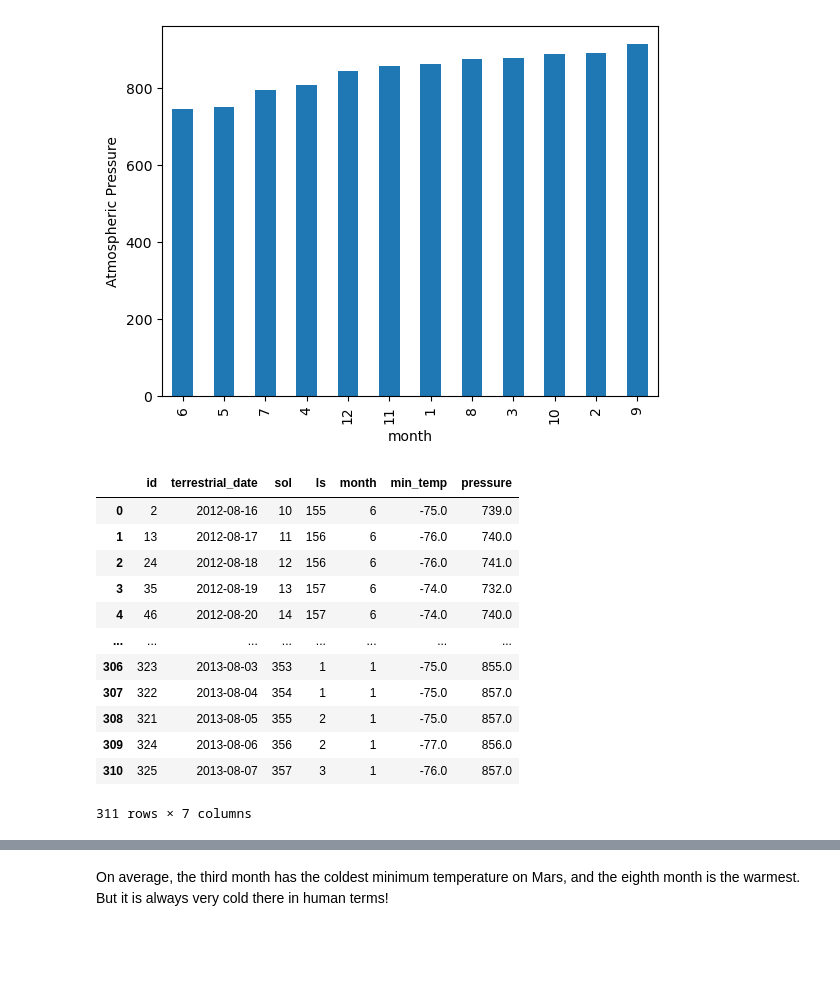
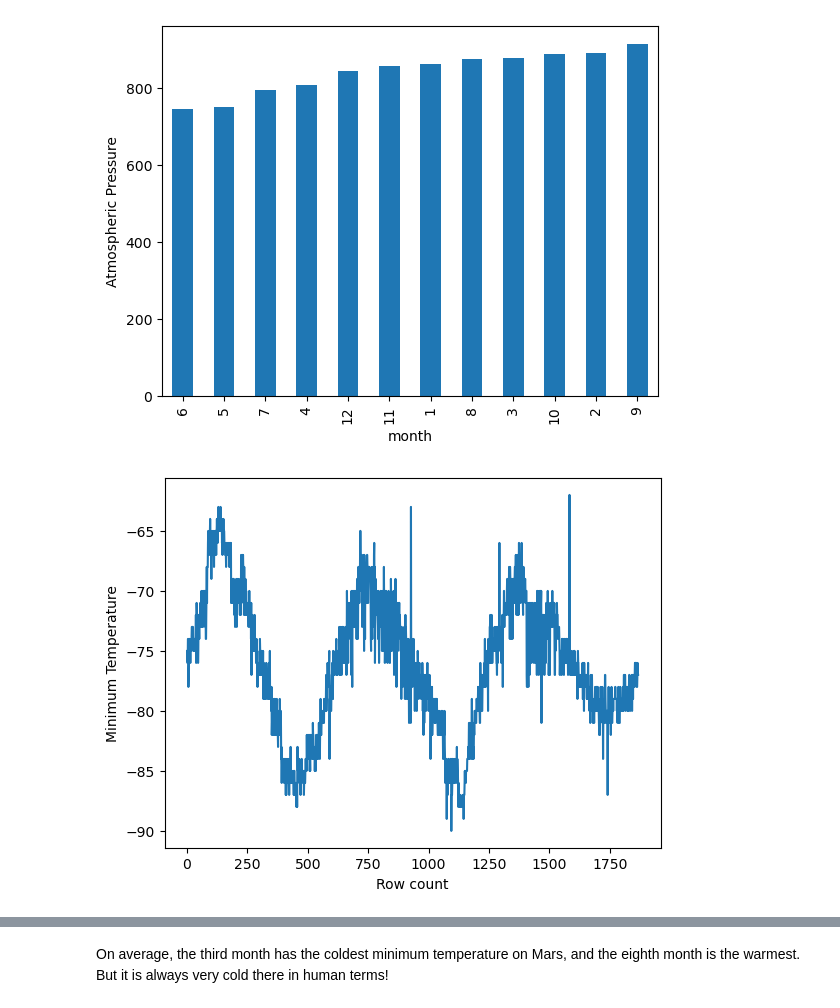
Before and after one commit to StephWolter/datascrape-challenge, a Jupyter notebook: part_2_mars_weather.ipynb, the cells around one changed output, grey strips where cells are left out. Drawn from its saved outputs; the diff is of its cells as text; code cells hidden in the pictures; blank space fills up the shorter version.

```diff
--- a/part_2_mars_weather.ipynb
+++ b/part_2_mars_weather.ipynb
@@ -263,21 +245,12 @@ Text(0, 0.5, 'Atmospheric Pressure')
 [figure]
 # %%
 # 5. How many terrestrial (earth) days are there in a Martian year?
-martian_year = mars_df[mars_df['sol'] <= 365]
-martian_year.sort_values('sol')
-
-# martian_year['min_temp'].plot()
+entries = mars_df.shape[0]
+entry_count = pd.DataFrame({'count': range(1, entries+1)})
+martian_year = pd.concat([entry_count, mars_df], axis=1)
+plt.plot(martian_year['count'], martian_year['min_temp'])
+plt.xlabel('Row count')
+plt.ylabel('Minimum Temperature')
+plt.show()
 # %% [output]
-|  | id | terrestrial_date | sol | ls | month | min_temp | pressure |
-| 0 | 2 | 2012-08-16 | 10 | 155 | 6 | -75.0 | 739.0 |
-| 1 | 13 | 2012-08-17 | 11 | 156 | 6 | -76.0 | 740.0 |
-| 2 | 24 | 2012-08-18 | 12 | 156 | 6 | -76.0 | 741.0 |
-| 3 | 35 | 2012-08-19 | 13 | 157 | 6 | -74.0 | 732.0 |
-| 4 | 46 | 2012-08-20 | 14 | 157 | 6 | -74.0 | 740.0 |
-| ... | ... | ... | ... | ... | ... | ... | ... |
-| 306 | 323 | 2013-08-03 | 353 | 1 | 1 | -75.0 | 855.0 |
-| 307 | 322 | 2013-08-04 | 354 | 1 | 1 | -75.0 | 857.0 |
-| 308 | 321 | 2013-08-05 | 355 | 2 | 1 | -75.0 | 857.0 |
-| 309 | 324 | 2013-08-06 | 356 | 2 | 1 | -77.0 | 856.0 |
-| 310 | 325 | 2013-08-07 | 357 | 3 | 1 | -76.0 | 857.0 |
-311 rows × 7 columns
+[figure, added]
```
Also changed, not shown: parts of 2 cells of this notebook.
